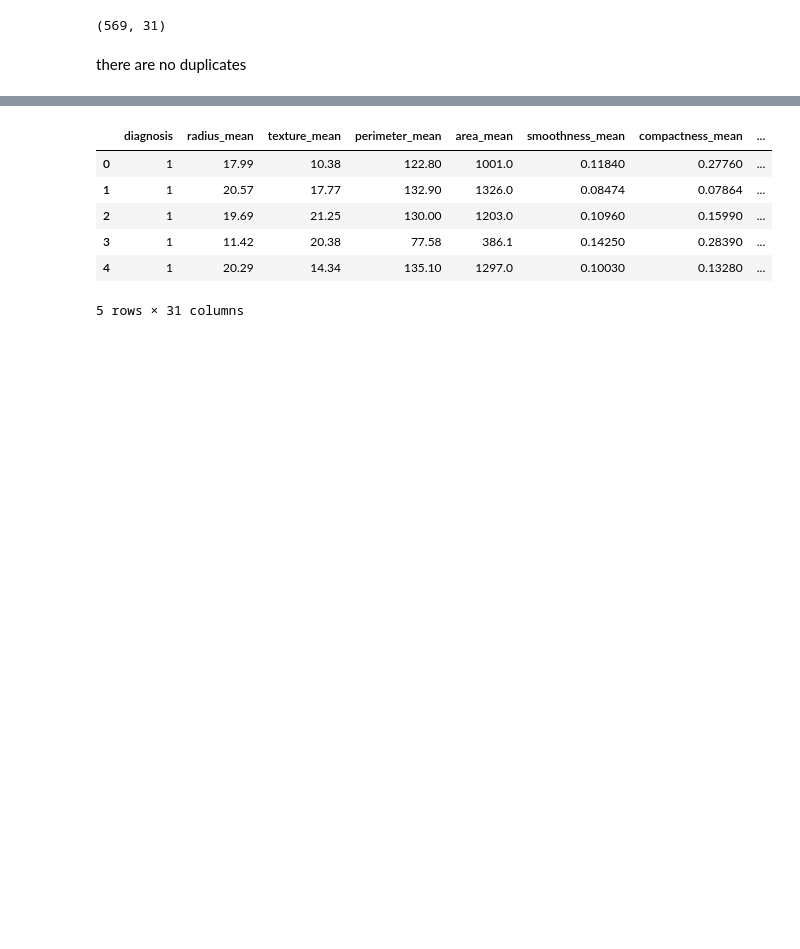
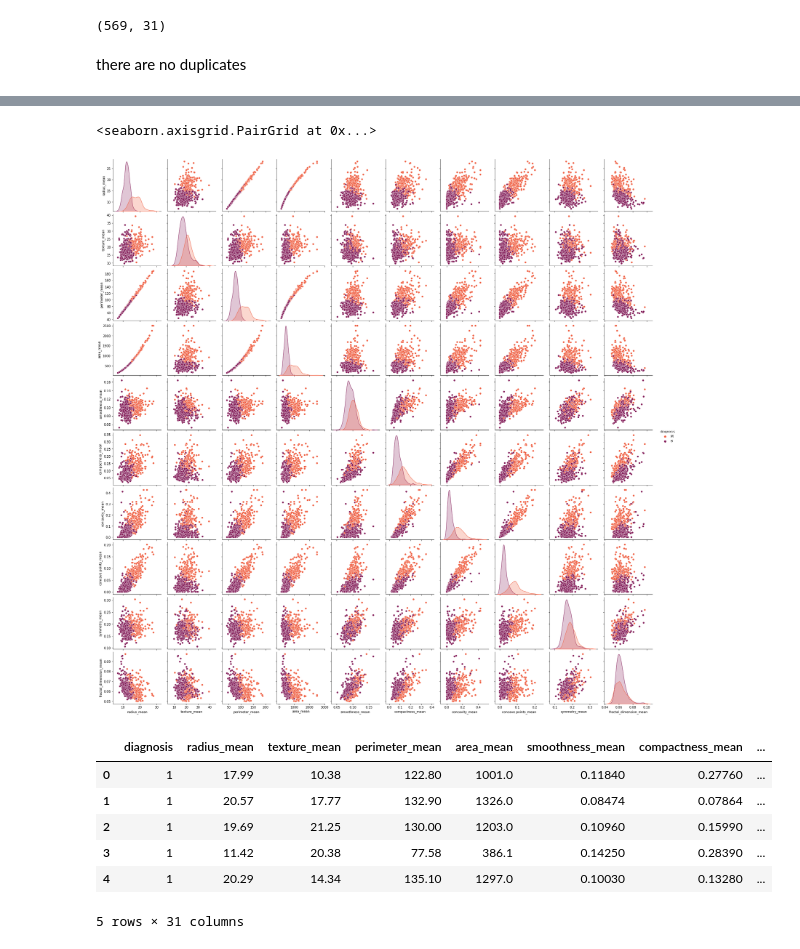
Before and after one commit to mariamissak/Breast-Cancer-Classification, a Jupyter notebook: BreastCancerPrediction.ipynb, the cells around one changed output, grey strips where cells are left out. Saved outputs shown, nothing was run; the diff lists cells and outputs as text; code cells hidden in the pictures; blank space fills up the shorter version.

```diff
--- a/BreastCancerPrediction.ipynb
+++ b/BreastCancerPrediction.ipynb
@@ -134,3 +137,21 @@ there are no duplicates
+# %%
+# generate a scatter plot matrix with the "mean" columns
+cols = ['diagnosis',
+        'radius_mean',
+        'texture_mean',
+        'perimeter_mean',
+        'area_mean',
+        'smoothness_mean',
+        'compactness_mean',
+        'concavity_mean',
+        'concave points_mean',
+        'symmetry_mean',
+        'fractal_dimension_mean']
+
+sns.pairplot(data[cols], hue='diagnosis', palette='rocket_r')
+# %% [output]
+<seaborn.axisgrid.PairGrid at 0x...>
+[figure, added]
 # %%
 #map diagnosis as binary attribute
 data['diagnosis'] = data['diagnosis'].map({'M':1,'B':0})
```
Also changed, not shown: parts of 30 cells of this notebook, 1 other file.
